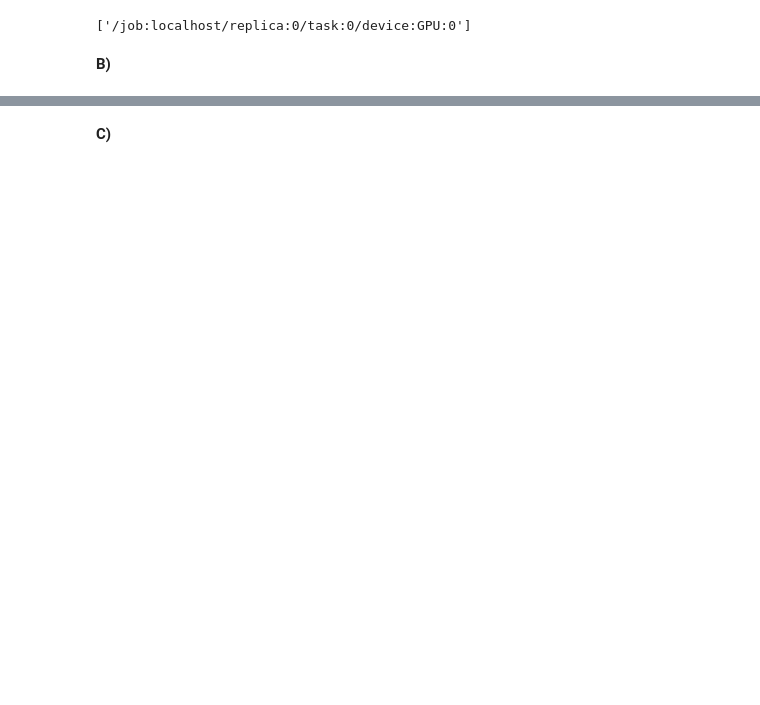
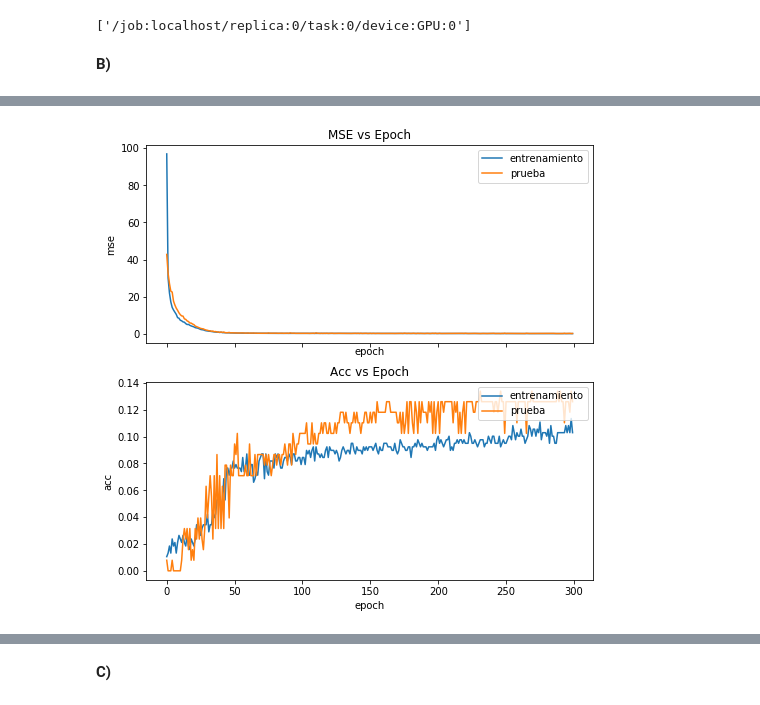
Before and after one commit to Caimapo/ANN, a Jupyter notebook: Tarea 1/Parte2.ipynb, the cells around one changed output, grey strips where cells are left out. Cells and saved outputs as stored; diff of their text form; code cells hidden in the pictures; blank space fills up the shorter version.

```diff
--- a/Tarea 1/Parte2.ipynb
+++ b/Tarea 1/Parte2.ipynb
@@ -115,3 +122,26 @@ evaluated_gradients_before = [gradient/len(y_train_scaled) for gradient in evalu
+# %%
+def plot_data(loss,val_loss,acc,val_acc):
+    plt.close('all')
+
+    f, axarr = plt.subplots(2, sharex=True,figsize=(8,8))
+    axarr[0].set_title('MSE vs Epoch')
+    axarr[0].plot(loss)
+    axarr[0].plot(val_loss)
+    axarr[0].set_xlabel('epoch')
+    axarr[0].set_ylabel('mse')
+    #plt.ylim(ymin=0, ymax=1)
+
+    axarr[1].set_title('Acc vs Epoch')
+    axarr[1].plot(acc)
+    axarr[1].plot(val_acc)
+    axarr[1].set_xlabel('epoch')
+    axarr[1].set_ylabel('acc')
+    #plt.ylim(ymin=0, ymax=1)
+
+    axarr[1].legend(['entrenamiento', 'prueba'], loc='upper right')
+    axarr[0].legend(['entrenamiento', 'prueba'], loc='upper right')
+
+    plt.show()
 # %%
 def tensor_of_gradients(model_before,model_after):
     #obtencion de pesos del modelo entrenado despues de 300 epochs
@@ -147,6 +177,10 @@ def plot_weight_before_and_after(evaluated_gradients_before,evaluated_gradients_
     plt.xlabel('Valor')
 
     plt.show()
+# %%
+plot_data(history.history['loss'],history.history['val_loss'],history.history['acc'],history.history['val_acc'])
+# %% [output]
+[figure, added]
 # %%
 #plt.hist(evaluated_gradients1[1])
 #plt.hist(evaluated_gradients2[1])
```
Also changed, not shown: parts of 36 cells of this notebook, 1 other file.
